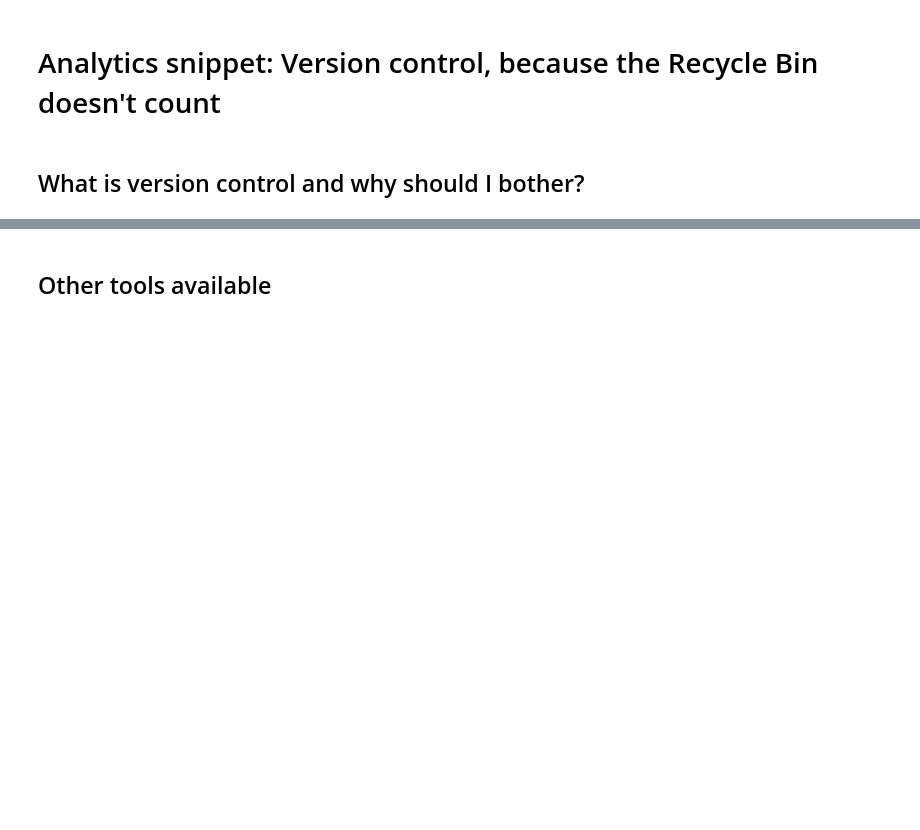
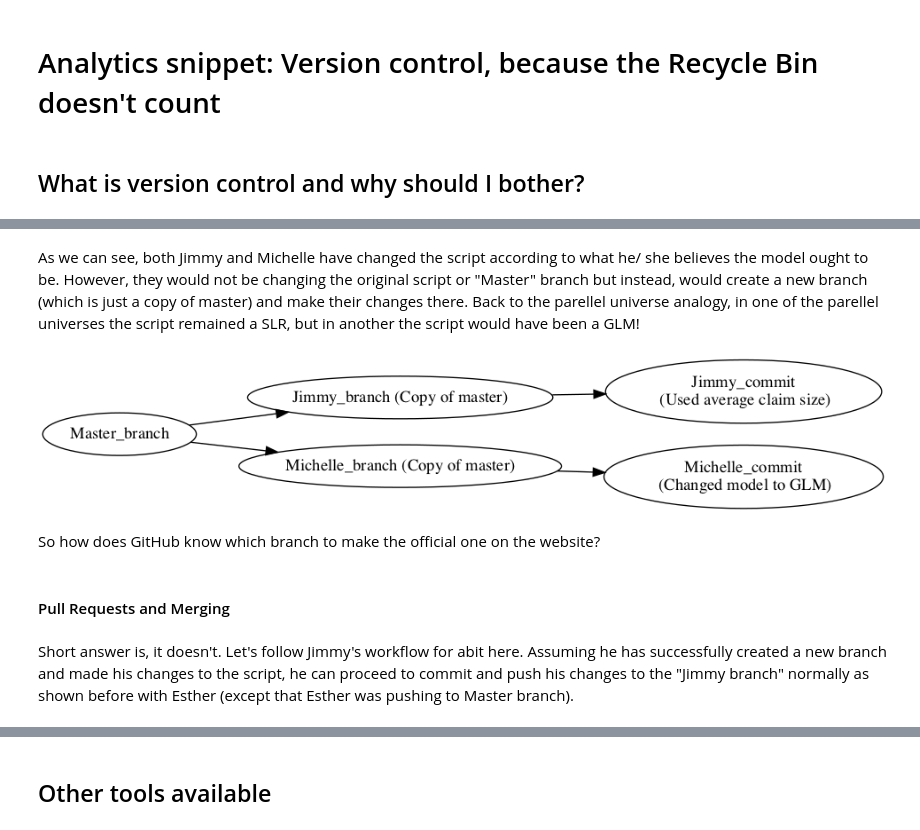
Before and after one commit to jtsw1990/vc_article, a Jupyter notebook: vc_article.ipynb, the cells around one changed output, grey strips where cells are left out. Saved outputs shown, nothing was run; the diff lists cells and outputs as text; code cells hidden in the pictures; blank space fills up the shorter version.

```diff
--- a/vc_article.ipynb
+++ b/vc_article.ipynb
@@ -188,0 +167,17 @@ If you can't already tell, this is an extremely useful feature for anyone or any
+# %% [markdown]
+As we can see, both Jimmy and Michelle have changed the script according to what he/ she believes the model ought to be. However, they would not be changing the original script or "Master" branch but instead, would create a new branch (which is just a copy of master) and make their changes there. Back to the parellel universe analogy, in one of the parellel universes the script remained a SLR, but in another the script would have been a GLM!
+# %%
+%%dot
+digraph {
+        rankdir = LR
+        Master_branch -> "Jimmy_branch (Copy of master)"-> "Jimmy_commit\n (Used average claim size)"
+        Master_branch -> "Michelle_branch (Copy of master)" -> "Michelle_commit\n (Changed model to GLM)"
+        }
+# %% [output]
+[figure, added]
+# %% [markdown]
+So how does GitHub know which branch to make the official one on the website?
+# %% [markdown]
+#### Pull Requests and Merging
+# %% [markdown]
+Short answer is, it doesn't. Let's follow Jimmy's workflow for abit here. Assuming he has successfully created a new branch and made his changes to the script, he can proceed to commit and push his changes to the "Jimmy branch" normally as shown before with Esther (except that Esther was pushing to Master branch).
```
Also changed, not shown: parts of 88 cells of this notebook.
